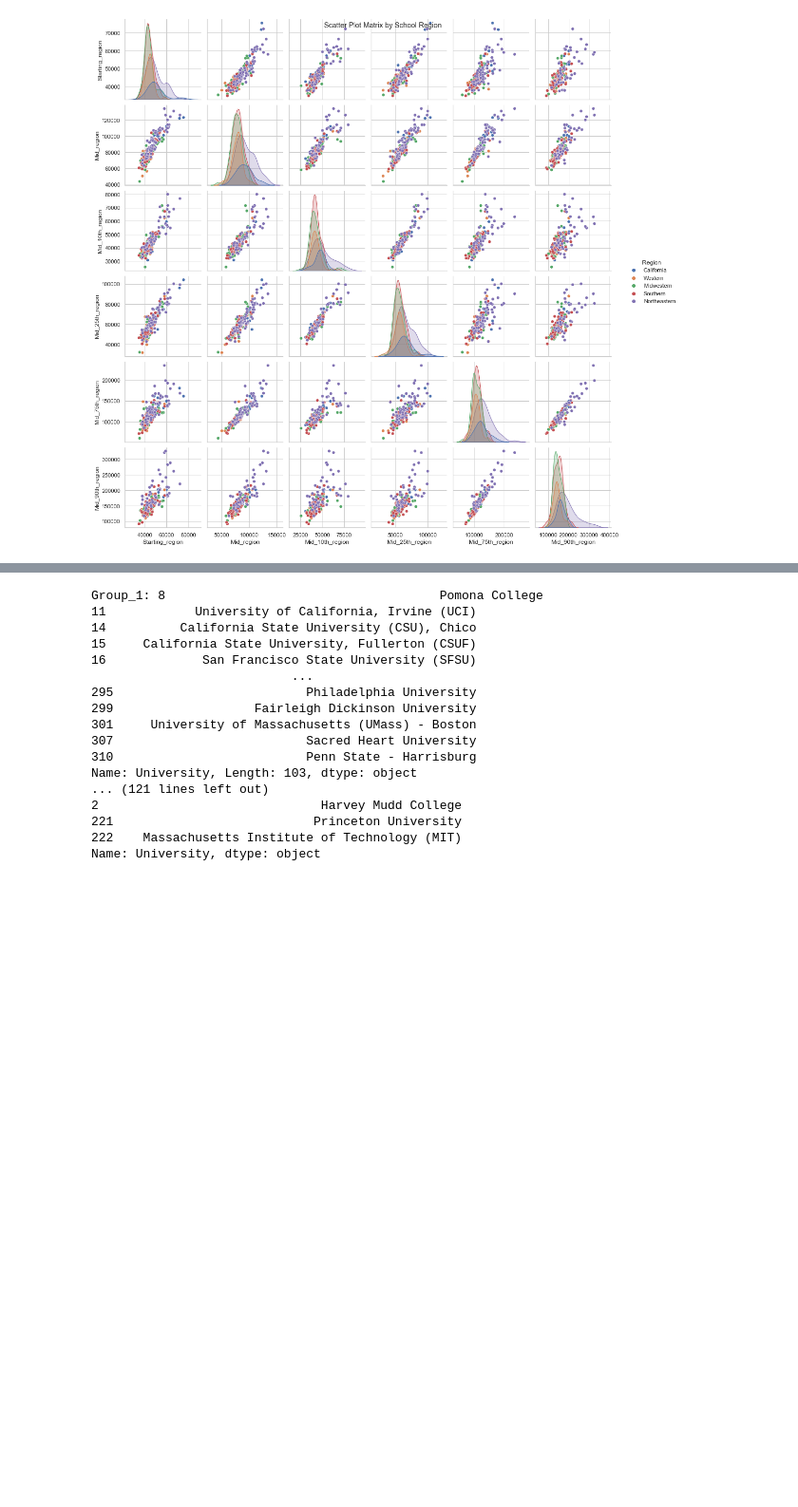
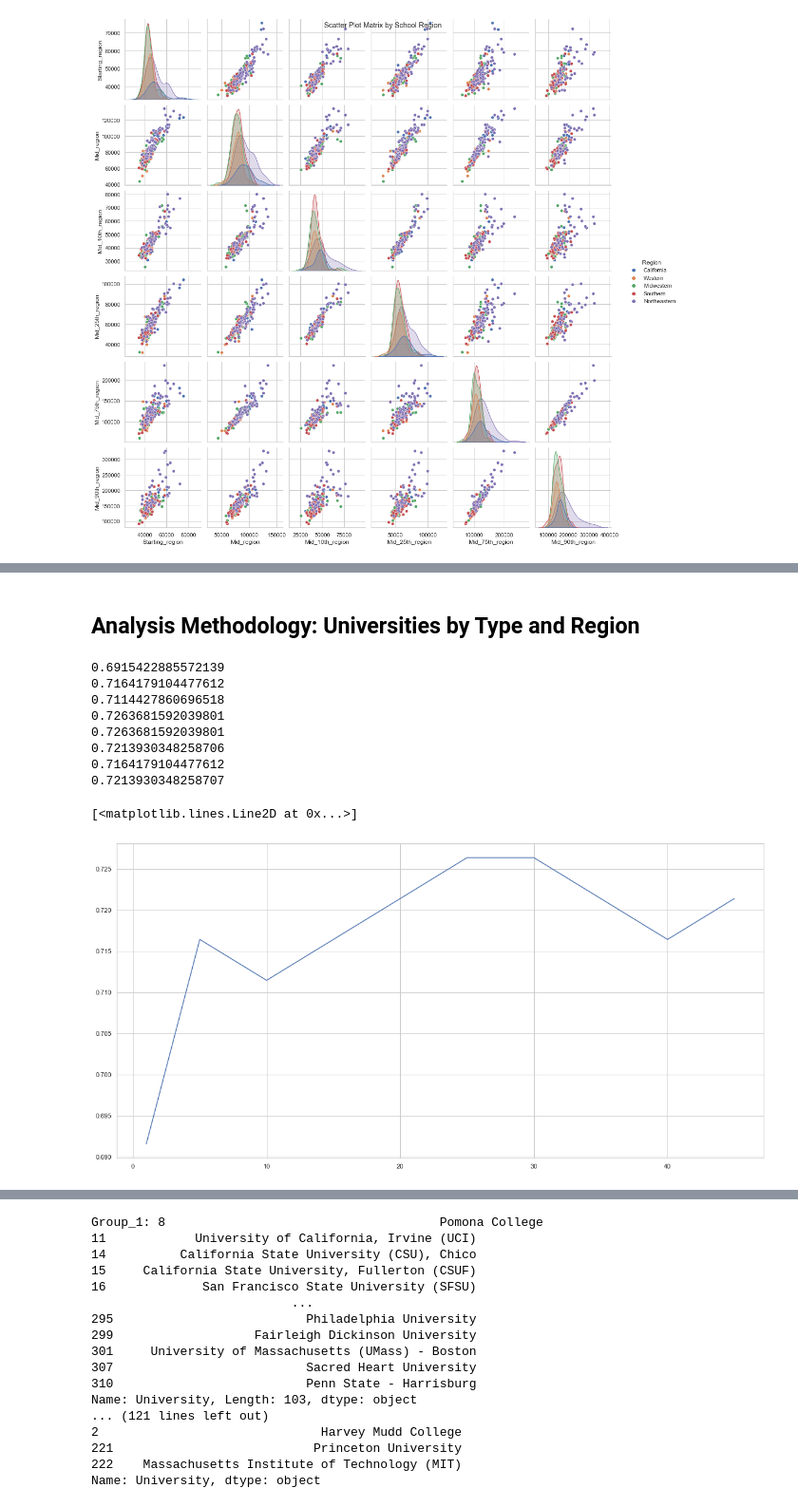
Before and after one commit to UU-Data-Science-Project/Degree-Analyzer, a Jupyter notebook: Project_File.ipynb, the cells around one changed output, grey strips where cells are left out. Shown at 95% size. Drawn from its saved outputs; the diff is of its cells as text; code cells hidden in the pictures; blank space fills up the shorter version.

```diff
--- a/Project_File.ipynb
+++ b/Project_File.ipynb
@@ -814 +737,58 @@ NameError: name 'df_regionEncoding' is not defined
+# %% [markdown]
+## Analysis Methodology: Universities by Type and Region
+# %%
+#Using KNN method on high wage growth.
+
+df_regionEncoding=df_type_region.replace({'California':0,'Midwestern':1,'Northeastern':2,'Southern':3,'Western':4})
+df_regionEncoding=df_regionEncoding.replace({'Engineering':4,'State':3,'Liberal Arts':2,'Party':1,'Ivy League':0})
+
+
+diff = df_type_region["Mid_region"] - df_type_region["Starting_region"]
+
+median=st.median(diff)
+
+y_bestGrowth = np.zeros(len(diff))
+
+for i,val in enumerate(diff):
+    if val > median:
+        y_bestGrowth[i] = 1
+    else:
+        y_bestGrowth[i] = 0
+
+
+#using kNN to predict the best growth in a degree
+
+df_regionEncoding["Best Growth"] = y_bestGrowth
+
+X_train, X_test, y_train, y_test=train_test_split(df_regionEncoding[['Starting_region',"School Type"]], df_regionEncoding["Best Growth"], random_state=1, test_size=0.75)
+
+
+#testing with diffrent K values
+k_neighbors = np.array([1, 5, 10, 25, 30, 35, 40, 45])
+
+
+#k-Nearest Kneighbors method: Testing with diffrent k values
+
+#Average accuracy for diffrent k values
+aveAccuracies = np.zeros(len(k_neighbors))
+
+for i, val in enumerate(k_neighbors):
+    model = KNeighborsClassifier(n_neighbors = val)
+    model.fit(X_train,y_train)
+    scores = cross_val_score(estimator=model,X=X_test,y=y_test,cv=3,scoring='accuracy')
+    aveAccuracies[i] = scores.mean()
+    print(aveAccuracies[i])
+
+plt.plot(k_neighbors,aveAccuracies)
+# %% [output]
+0.6915422885572139
+0.7164179104477612
+0.7114427860696518
+0.7263681592039801
+0.7263681592039801
+0.7213930348258706
+0.7164179104477612
+0.7213930348258707
+[<matplotlib.lines.Line2D at 0x...>]
+[figure, added]
 # %%
```
Also changed, not shown: parts of 15 cells of this notebook.
